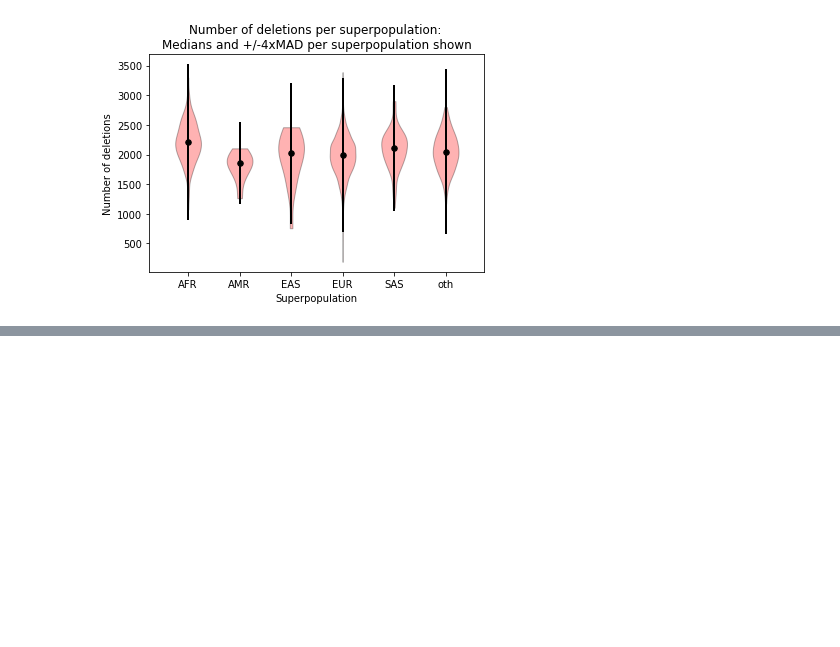
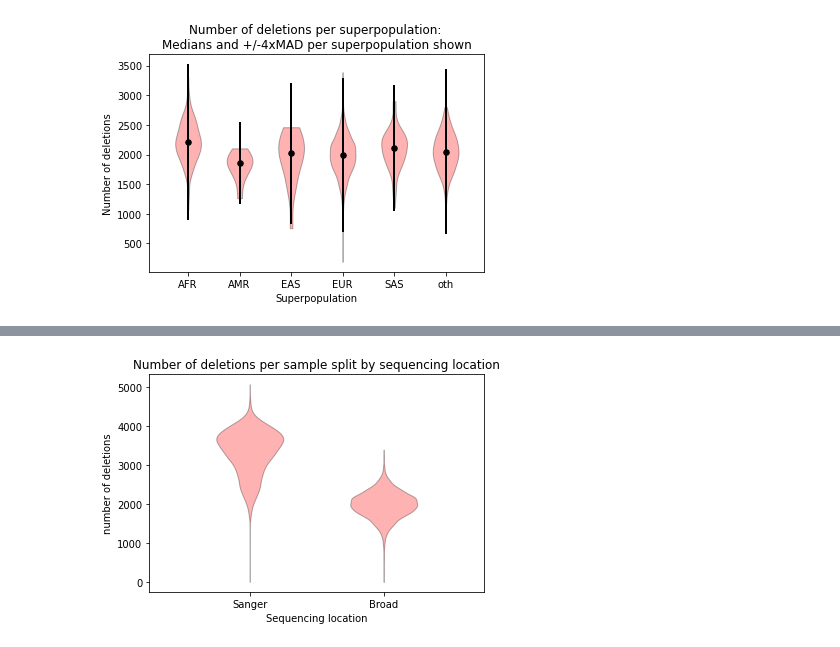
Before and after one commit to wtsi-hgi/wes-qc, a Jupyter notebook: jupyter_notebooks/sample_qc/plot_stratified_filtered_sample_qc.ipynb, the cells around one changed output, grey strips where cells are left out. Cells and saved outputs as stored; diff of their text form; code cells hidden in the pictures; blank space fills up the shorter version.

```diff
--- a/jupyter_notebooks/sample_qc/plot_stratified_filtered_sample_qc.ipynb
+++ b/jupyter_notebooks/sample_qc/plot_stratified_filtered_sample_qc.ipynb
@@ -323,0 +658,20 @@ violin_plot('sample_qc.n_deletion', 'Number of deletions')
+# %%
+fig, ax = plt.subplots()
+plottitle = "Number of deletions per sample split by sequencing location"
+ax.set_title(plottitle)
+ax.set_ylabel("number of deletions")
+
+violin_parts = ax.violinplot([df_broad['sample_qc.n_deletion'], df_sanger['sample_qc.n_deletion']], showmeans=False, showmedians=False, showextrema=False)
+
+for pc in violin_parts['bodies']:
+    pc.set_facecolor('red')
+    pc.set_edgecolor('black')
+
+labels = ['Sanger', 'Broad']
+set_axis_style(ax, labels)
+
+    #plt.show()
+plotfile = plot_dir + '/sample_qc/sanger_broad_deletions.png'
+plt.savefig(plotfile, dpi=100)
+# %% [output]
+[figure, added]
```
Also changed, not shown: parts of 43 cells of this notebook, 1 other file.
